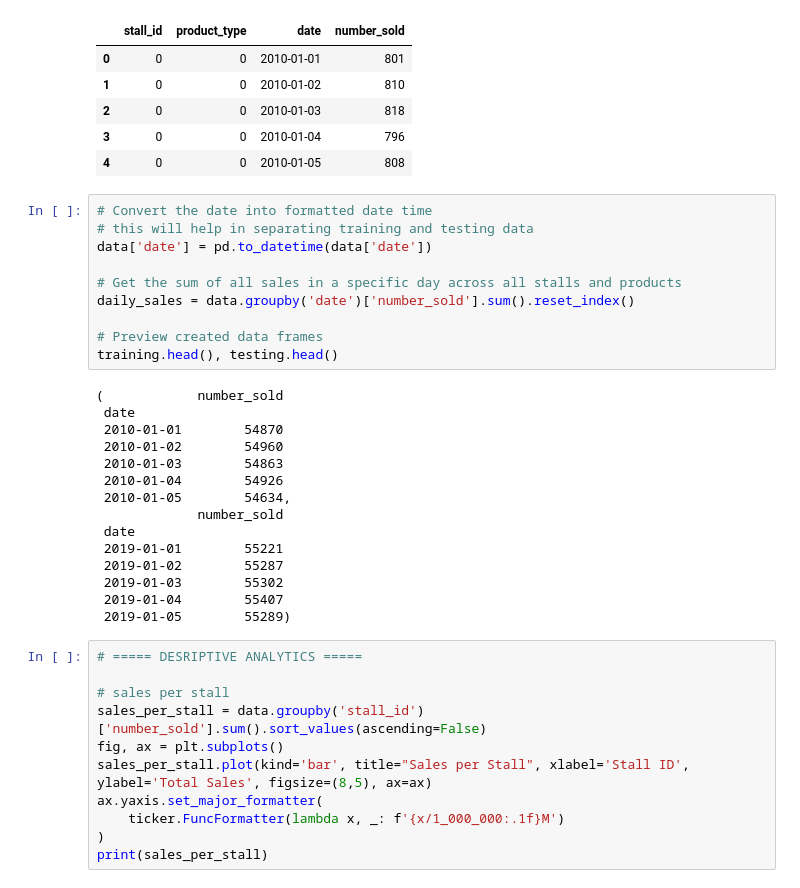
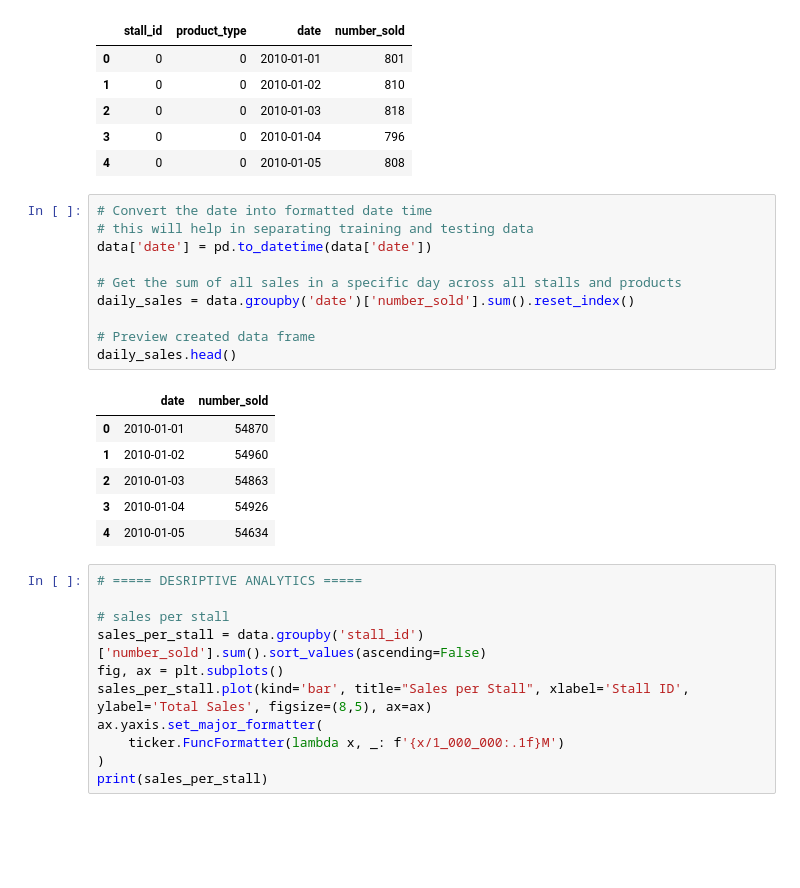
Before and after one commit to eysszn/9428-dm-acts, a Jupyter notebook: finals/finact1/finact1.ipynb, the cells around one changed output. Saved outputs shown, nothing was run; the diff lists cells and outputs as text; blank space fills up the shorter version.

```diff
--- a/finals/finact1/finact1.ipynb
+++ b/finals/finact1/finact1.ipynb
@@ -18,28 +18,20 @@ data.head()
 # %%
 # Convert the date into formatted date time
 # this will help in separating training and testing data
 data['date'] = pd.to_datetime(data['date'])
 
 # Get the sum of all sales in a specific day across all stalls and products
 daily_sales = data.groupby('date')['number_sold'].sum().reset_index()
 
-# Preview created data frames
-training.head(), testing.head()
+# Preview created data frame
+daily_sales.head()
 # %% [output]
-(            number_sold
- date
- 2010-01-01        54870
- 2010-01-02        54960
- 2010-01-03        54863
- 2010-01-04        54926
- 2010-01-05        54634,
-             number_sold
- date
- 2019-01-01        55221
- 2019-01-02        55287
- 2019-01-03        55302
- 2019-01-04        55407
- 2019-01-05        55289)
+|  | date | number_sold |
+| 0 | 2010-01-01 | 54870 |
+| 1 | 2010-01-02 | 54960 |
+| 2 | 2010-01-03 | 54863 |
+| 3 | 2010-01-04 | 54926 |
+| 4 | 2010-01-05 | 54634 |
 # %%
 # ===== DESRIPTIVE ANALYTICS =====
 
```
Also changed, not shown: parts of 3 cells of this notebook.
